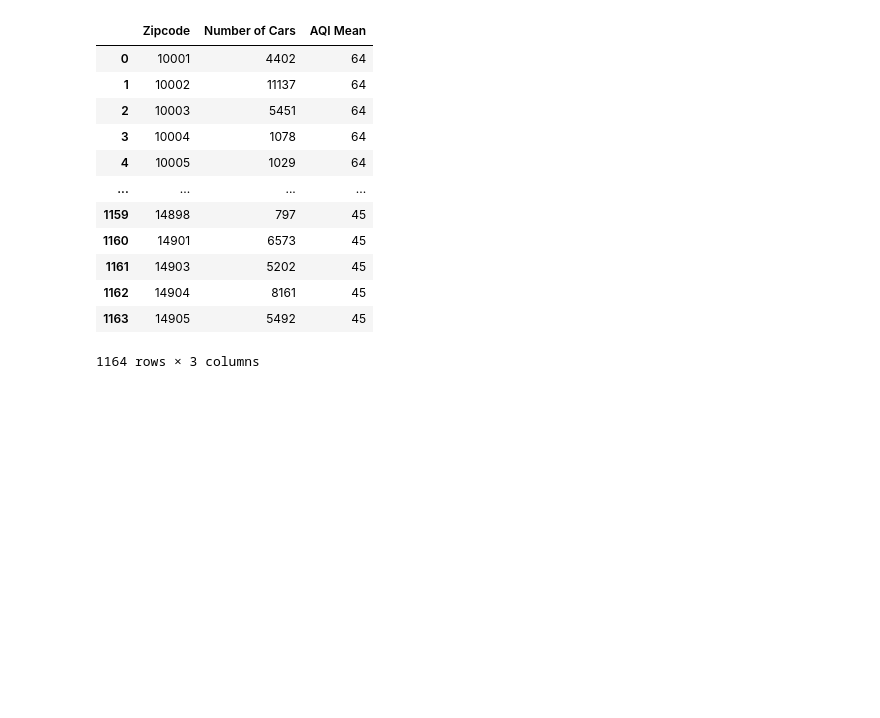
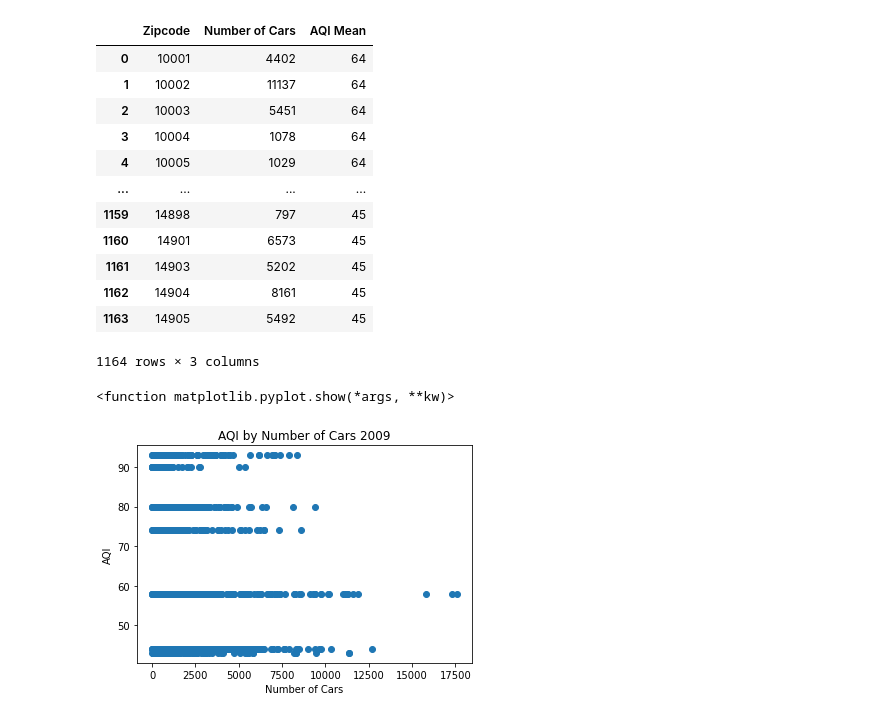
Before and after one commit to paloni-dotcom/Se7en, a Jupyter notebook: density_aqi.ipynb, the cells around one changed output. Drawn from its saved outputs; the diff is of its cells as text; code cells hidden in the pictures; blank space fills up the shorter version.

Commit message:
scatter plots

```diff
--- a/density_aqi.ipynb
+++ b/density_aqi.ipynb
@@ -218,3 +200,20 @@ cars_per_zip20
 | 1162 | 14904 | 8161 | 45 |
 | 1163 | 14905 | 5492 | 45 |
 1164 rows × 3 columns
+# %%
+#scatter plot for each year
+#2009
+#cars_per_zip9.plot.scatter
+#plt.show
+#(x='', y='width',c='DarkBlue'))
+#plt.figure(figsize=(8,6))
+plt.scatter(cars_per_zip9["Number of Cars"], cars_per_zip9['AQI Mean'])
+plt.xlabel("Number of Cars")
+plt.ylabel("AQI")
+plt.title("AQI by Number of Cars 2009")
+
+
+plt.show
+# %% [output]
+<function matplotlib.pyplot.show(*args, **kw)>
+[figure, added]
```
Also changed, not shown: parts of 4 cells of this notebook.
